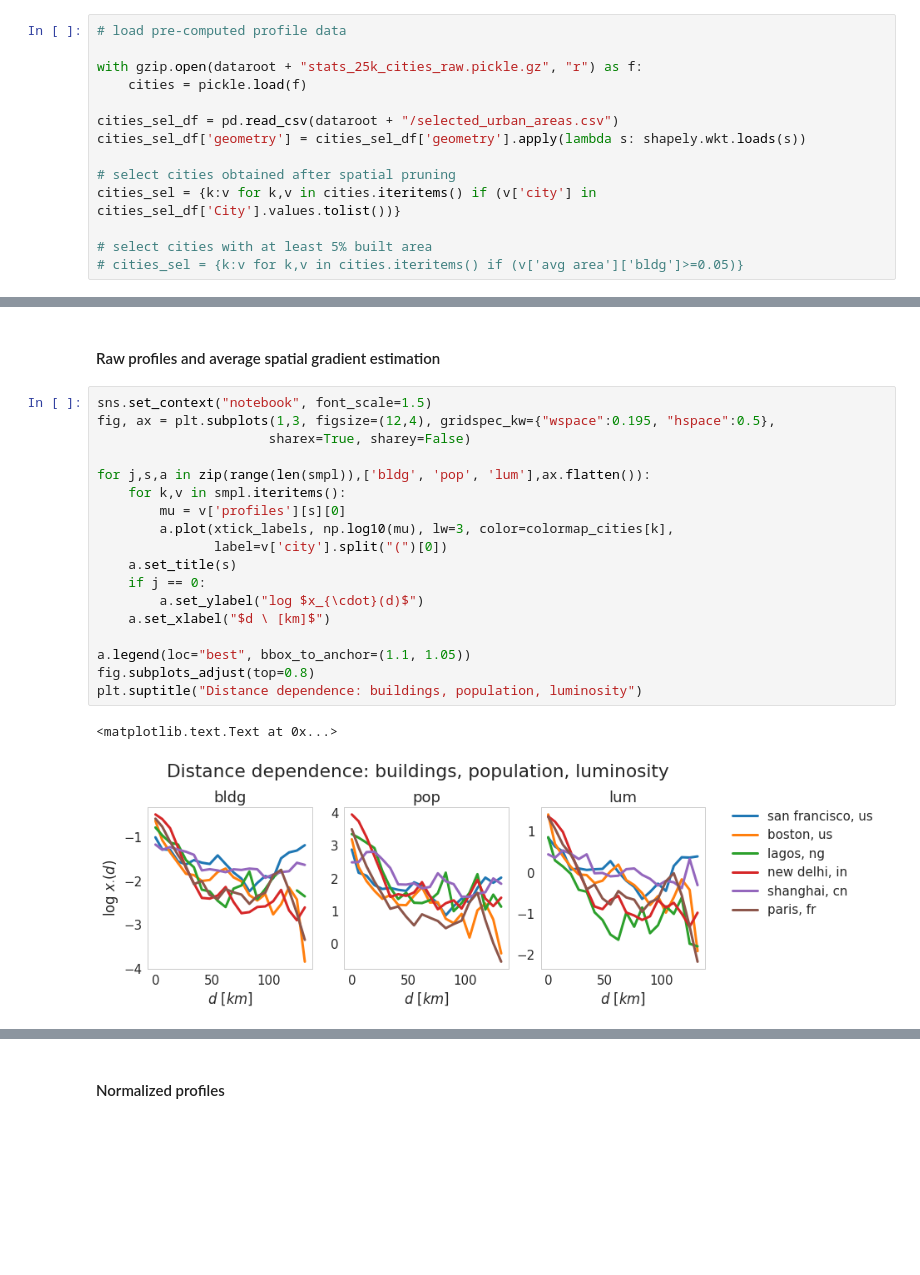
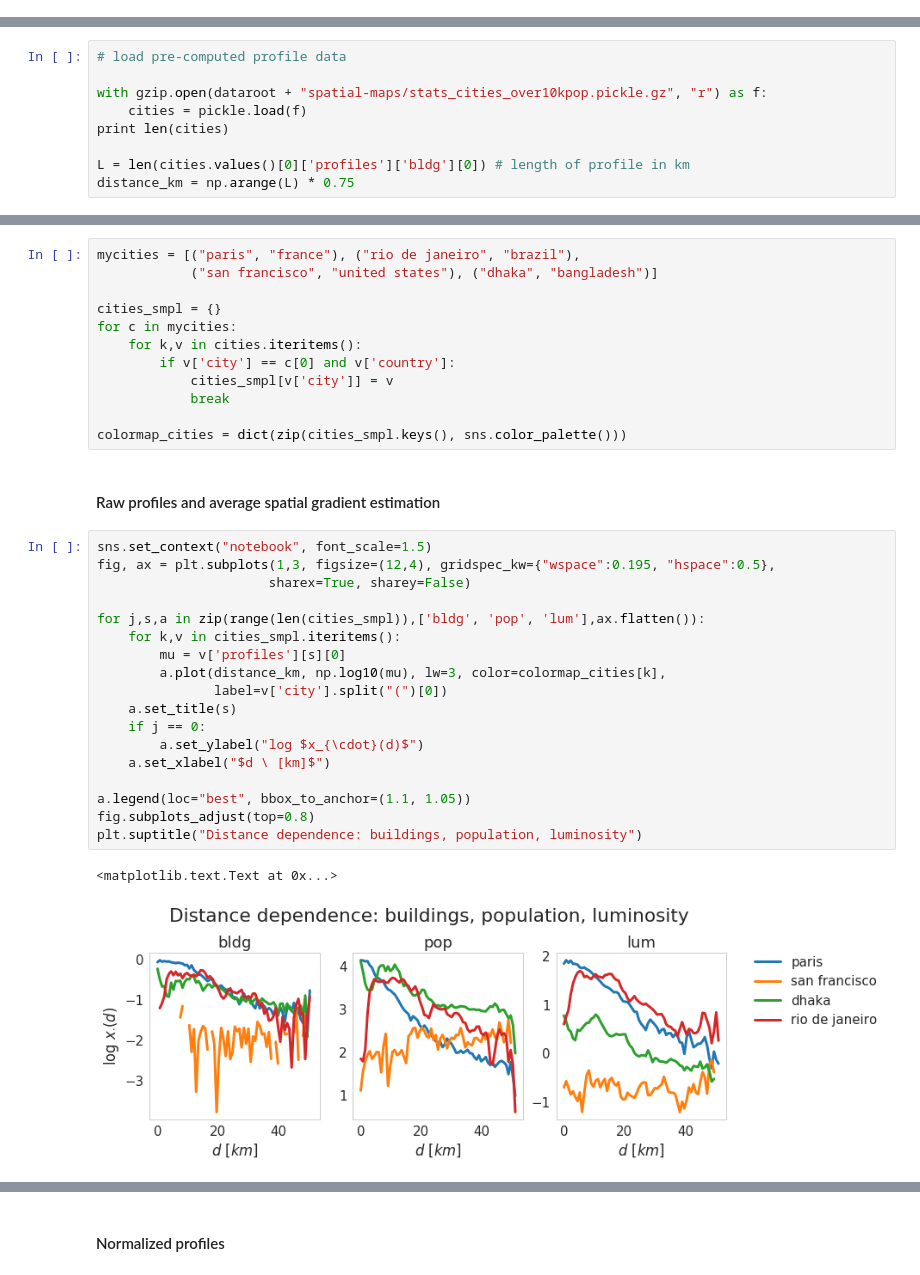
Before and after one commit to adrianalbert/urbanization-patterns, a Jupyter notebook: experiments/City clustering analysis.ipynb, the cells around one changed output, grey strips where cells are left out. Drawn from its saved outputs; the diff is of its cells as text; blank space fills up the shorter version.

```diff
--- a/experiments/City clustering analysis.ipynb
+++ b/experiments/City clustering analysis.ipynb
@@ -110,17 +110,3 @@ sns.palplot(sns.color_palette(my_colors))
 dataroot = "/home/data/world-cities/"
 # %% [markdown]
 #### Data on raw variable profiles with distance
-# %%
-# load pre-computed profile data
-
-with gzip.open(dataroot + "stats_25k_cities_raw.pickle.gz", "r") as f:
-    cities = pickle.load(f)
-
-cities_sel_df = pd.read_csv(dataroot + "/selected_urban_areas.csv")
-cities_sel_df['geometry'] = cities_sel_df['geometry'].apply(lambda s: shapely.wkt.loads(s))
-
-# select cities obtained after spatial pruning
-cities_sel = {k:v for k,v in cities.iteritems() if (v['city'] in cities_sel_df['City'].values.tolist())}
-
-# select cities with at least 5% built area
-# cities_sel = {k:v for k,v in cities.iteritems() if (v['avg area']['bldg']>=0.05)}
@@ -130,0 +113,9 @@ print len(cities), len(cities_sel)
+# %%
+# load pre-computed profile data
+
+with gzip.open(dataroot + "spatial-maps/stats_cities_over10kpop.pickle.gz", "r") as f:
+    cities = pickle.load(f)
+print len(cities)
+
+L = len(cities.values()[0]['profiles']['bldg'][0]) # length of profile in km
+distance_km = np.arange(L) * 0.75
@@ -143,26 +142,38 @@ colormap_cities = dict(zip(smpl.keys(), sns.color_palette()))
+# %%
+mycities = [("paris", "france"), ("rio de janeiro", "brazil"),
+            ("san francisco", "united states"), ("dhaka", "bangladesh")]
+
+cities_smpl = {}
+for c in mycities:
+    for k,v in cities.iteritems():
+        if v['city'] == c[0] and v['country']:
+            cities_smpl[v['city']] = v
+            break
+
+colormap_cities = dict(zip(cities_smpl.keys(), sns.color_palette()))
 # %% [markdown]
 #### Raw profiles and average spatial gradient estimation
 # %%
 sns.set_context("notebook", font_scale=1.5)
 fig, ax = plt.subplots(1,3, figsize=(12,4), gridspec_kw={"wspace":0.195, "hspace":0.5},
                       sharex=True, sharey=False)
 
-for j,s,a in zip(range(len(smpl)),['bldg', 'pop', 'lum'],ax.flatten()):
-    for k,v in smpl.iteritems():
+for j,s,a in zip(range(len(cities_smpl)),['bldg', 'pop', 'lum'],ax.flatten()):
+    for k,v in cities_smpl.iteritems():
         mu = v['profiles'][s][0]
-        a.plot(xtick_labels, np.log10(mu), lw=3, color=colormap_cities[k],
+        a.plot(distance_km, np.log10(mu), lw=3, color=colormap_cities[k],
                label=v['city'].split("(")[0])
     a.set_title(s)
     if j == 0:
         a.set_ylabel("log $x_{\cdot}(d)$")
     a.set_xlabel("$d \ [km]$")
 
 a.legend(loc="best", bbox_to_anchor=(1.1, 1.05))
 fig.subplots_adjust(top=0.8)
 plt.suptitle("Distance dependence: buildings, population, luminosity")
 # %% [output]
 <matplotlib.text.Text at 0x...>
-[figure, old version]
+[figure, new version]
 # %%
 sns.set_context("notebook", font_scale=1.5)
 fig, ax = plt.subplots(1,3, figsize=(12,4), gridspec_kw={"wspace":0.195, "hspace":0.5},
```
Also changed, not shown: parts of 8 cells of this notebook, 1 other file.
